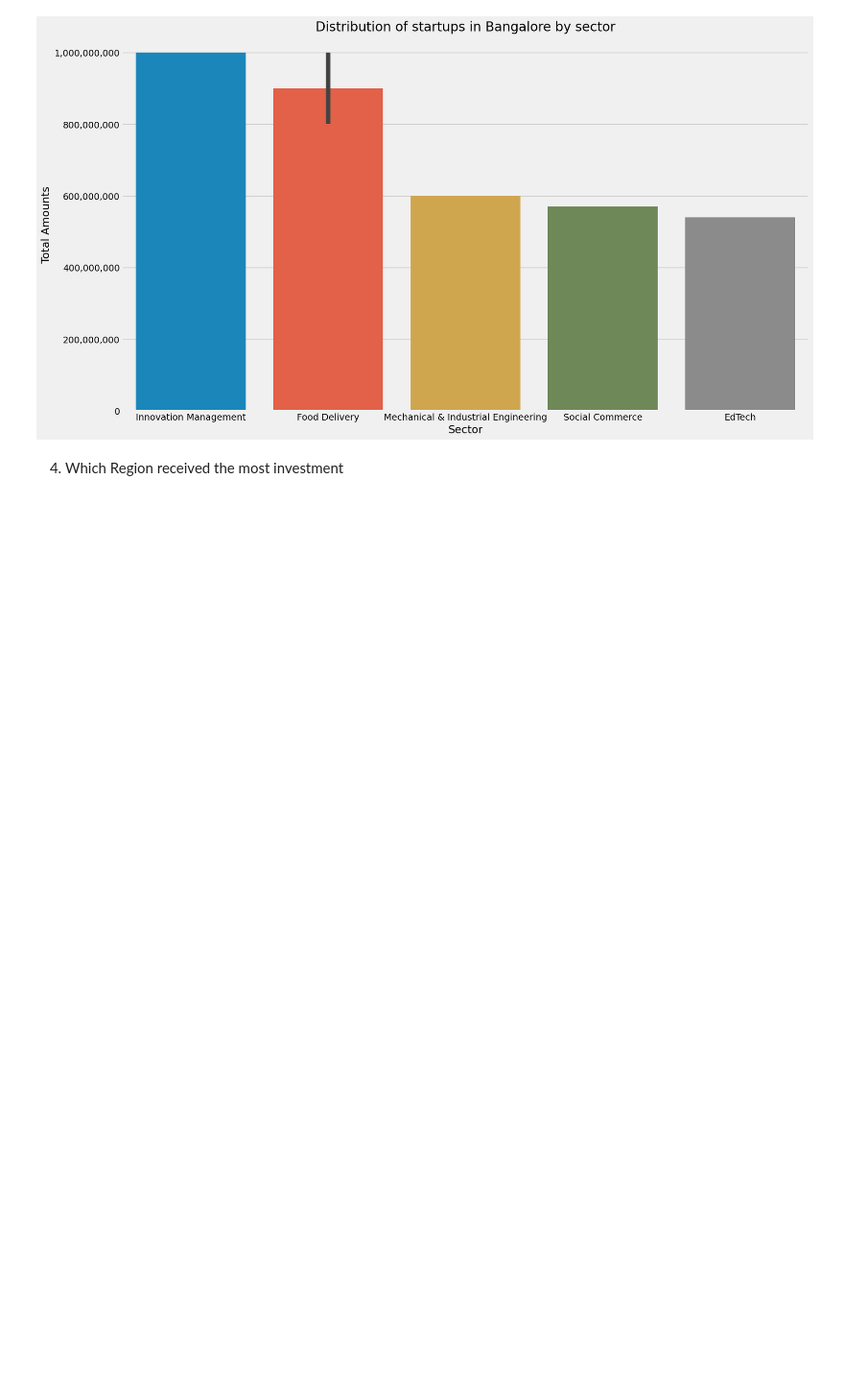
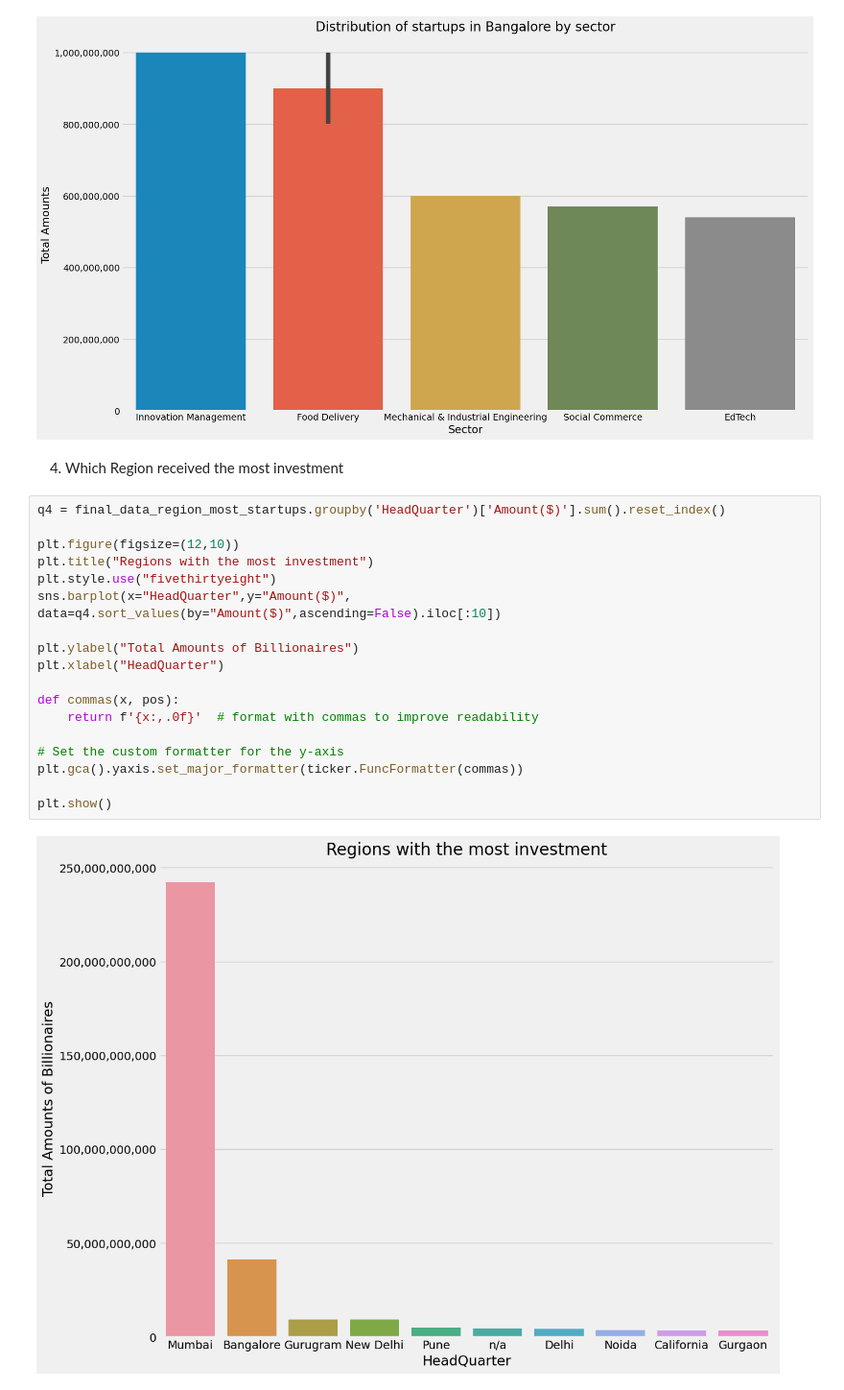
Before and after one commit to Azie88/Beginner-Data-Analysis, a Jupyter notebook: Project_notebook.ipynb, the cells around one changed output. Shown at 96% size. Cells and saved outputs as stored; diff of their text form; blank space fills up the shorter version.

```diff
--- a/Project_notebook.ipynb
+++ b/Project_notebook.ipynb
@@ -1897,3 +1921,23 @@ plt.show()
 [figure]
 # %% [markdown]
 4. Which Region received the most investment
+# %%
+q4 = final_data_region_most_startups.groupby('HeadQuarter')['Amount($)'].sum().reset_index()
+
+plt.figure(figsize=(12,10))
+plt.title("Regions with the most investment")
+plt.style.use("fivethirtyeight")
+sns.barplot(x="HeadQuarter",y="Amount($)", data=q4.sort_values(by="Amount($)",ascending=False).iloc[:10])
+
+plt.ylabel("Total Amounts of Billionaires")
+plt.xlabel("HeadQuarter")
+
+def commas(x, pos):
+    return f'{x:,.0f}'  # format with commas to improve readability
+
+# Set the custom formatter for the y-axis
+plt.gca().yaxis.set_major_formatter(ticker.FuncFormatter(commas))
+
+plt.show()
+# %% [output]
+[figure, added]
```
Also changed, not shown: parts of 23 cells of this notebook.
